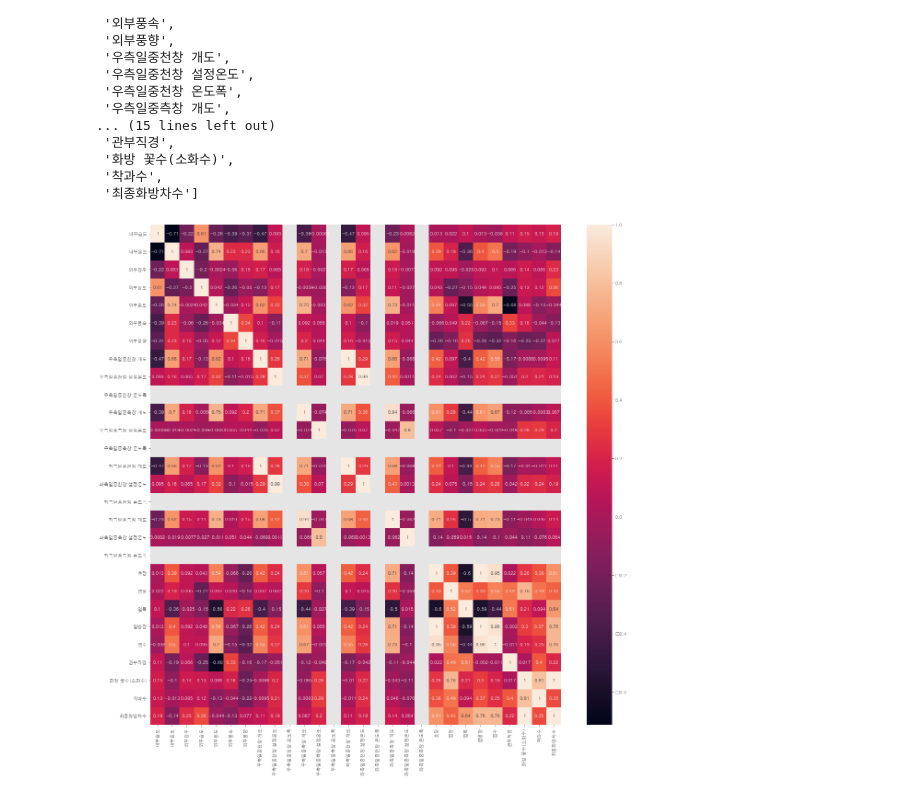
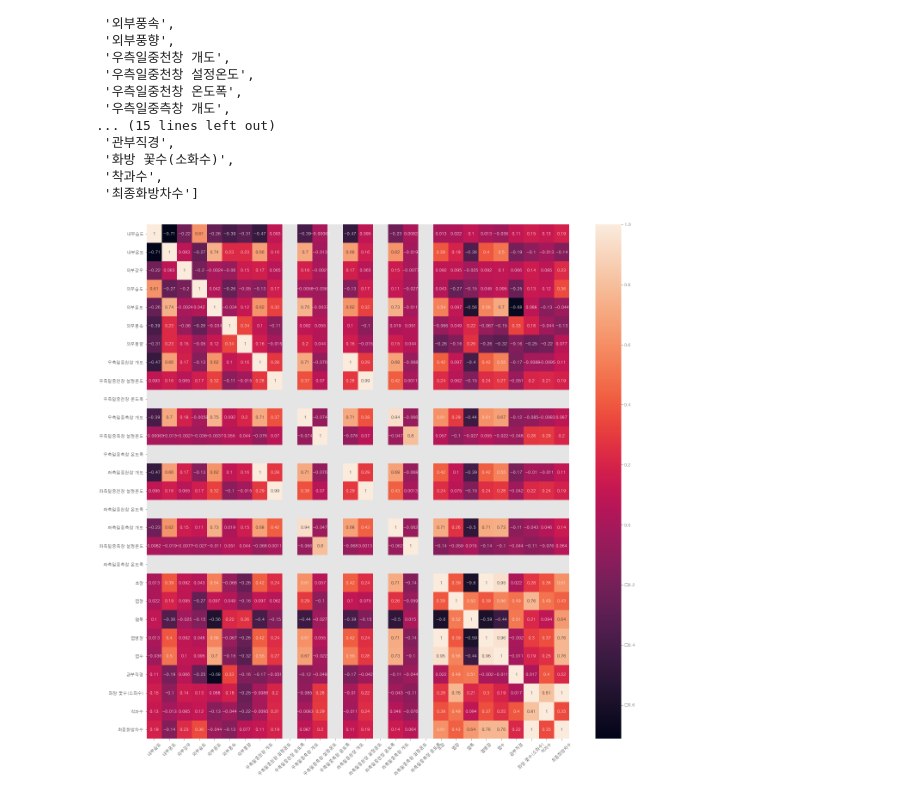
Before and after one commit to skdbsxir/DS-Studying, a Jupyter notebook: [NN Study]/[NLP Study]/[실무예제]/03. SF EDA (berry) 2.ipynb, the cells around one changed output. Cells and saved outputs as stored; diff of their text form; code cells hidden in the pictures.

```diff
--- a/[NN Study]/[NLP Study]/[실무예제]/03. SF EDA (berry) 2.ipynb
+++ b/[NN Study]/[NLP Study]/[실무예제]/03. SF EDA (berry) 2.ipynb
@@ -103,12 +103,13 @@ X_col
  '착과수',
  '최종화방차수']
 # %%
-plt.figure(figsize=(20, 20))
+plt.figure(figsize=(22, 22))
 # heatMap = sns.heatmap(data=df[sorted(X_col+target_col)].corr(), annot=True) #, cmap='Blues')
 heatMap = sns.heatmap(data=df[X_col].corr(), annot=True)
+heatMap.set_xticklabels(heatMap.get_xticklabels(), rotation=45)
 plt.show()
 # %% [output]
-[figure, old version]
+[figure, new version]
 # %%
 df[X_col].isnull().sum()
 # %% [output]
```
Also changed, not shown: parts of 5 cells of this notebook.
